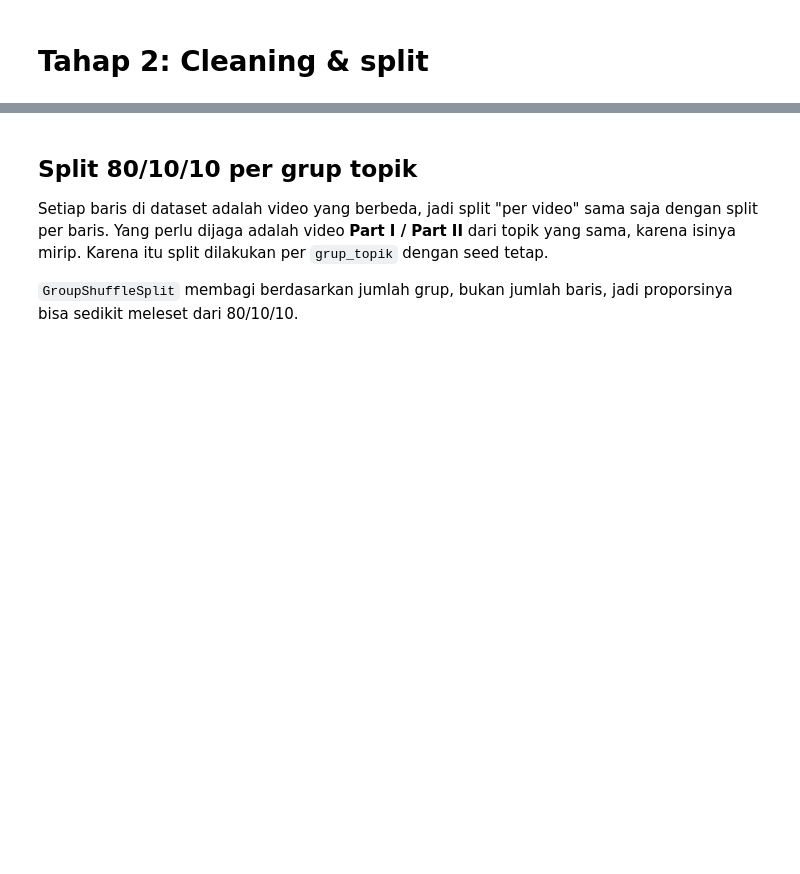
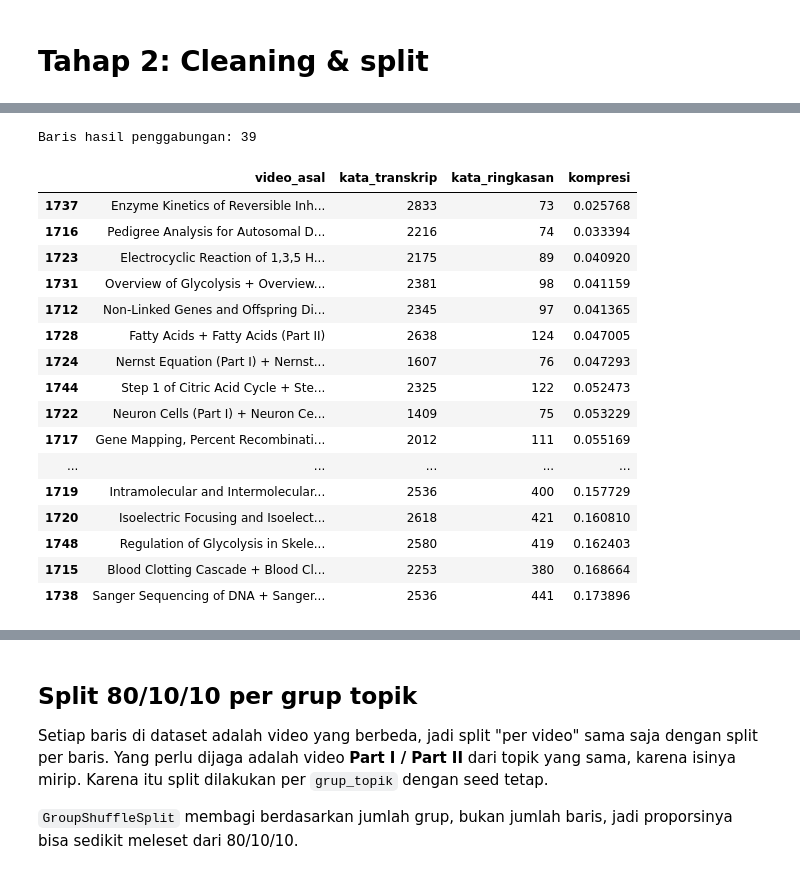
Before and after one commit to IRay3477/Pengembangan-Model-Deep-Learning-dan-Implementasi-API, a Jupyter notebook: Deep_Learning_Peringkasan_Otomatis_Video_Kuliah_Bahasa_Indonesia.ipynb, the cells around one changed output, grey strips where cells are left out. Drawn from its saved outputs; the diff is of its cells as text; code cells hidden in the pictures; blank space fills up the shorter version.

```diff
--- a/Deep_Learning_Peringkasan_Otomatis_Video_Kuliah_Bahasa_Indonesia.ipynb
+++ b/Deep_Learning_Peringkasan_Otomatis_Video_Kuliah_Bahasa_Indonesia.ipynb
@@ -527,0 +572,23 @@ Jumlah grup topik: 1721
+# %%
+hasil_penggabungan = data_bersih[data_bersih['video_asal'].notna()]
+print('Baris hasil penggabungan:', len(hasil_penggabungan))
+hasil_penggabungan[['video_asal', 'kata_transkrip', 'kata_ringkasan', 'kompresi']].sort_values('kompresi')
+# %% [output]
+Baris hasil penggabungan: 39
+|  | video_asal | kata_transkrip | kata_ringkasan | kompresi |
+| 1737 | Enzyme Kinetics of Reversible Inh... | 2833 | 73 | 0.025768 |
+| 1716 | Pedigree Analysis for Autosomal D... | 2216 | 74 | 0.033394 |
+| 1723 | Electrocyclic Reaction of 1,3,5 H... | 2175 | 89 | 0.040920 |
+| 1731 | Overview of Glycolysis + Overview... | 2381 | 98 | 0.041159 |
+| 1712 | Non-Linked Genes and Offspring Di... | 2345 | 97 | 0.041365 |
+| 1728 | Fatty Acids + Fatty Acids (Part II) | 2638 | 124 | 0.047005 |
+| 1724 | Nernst Equation (Part I) + Nernst... | 1607 | 76 | 0.047293 |
+| 1744 | Step 1 of Citric Acid Cycle + Ste... | 2325 | 122 | 0.052473 |
+| 1722 | Neuron Cells (Part I) + Neuron Ce... | 1409 | 75 | 0.053229 |
+| 1717 | Gene Mapping, Percent Recombinati... | 2012 | 111 | 0.055169 |
+| ... | ... | ... | ... | ... |
+| 1719 | Intramolecular and Intermolecular... | 2536 | 400 | 0.157729 |
+| 1720 | Isoelectric Focusing and Isoelect... | 2618 | 421 | 0.160810 |
+| 1748 | Regulation of Glycolysis in Skele... | 2580 | 419 | 0.162403 |
+| 1715 | Blood Clotting Cascade + Blood Cl... | 2253 | 380 | 0.168664 |
+| 1738 | Sanger Sequencing of DNA + Sanger... | 2536 | 441 | 0.173896 |
```
Also changed, not shown: parts of 43 cells of this notebook.
